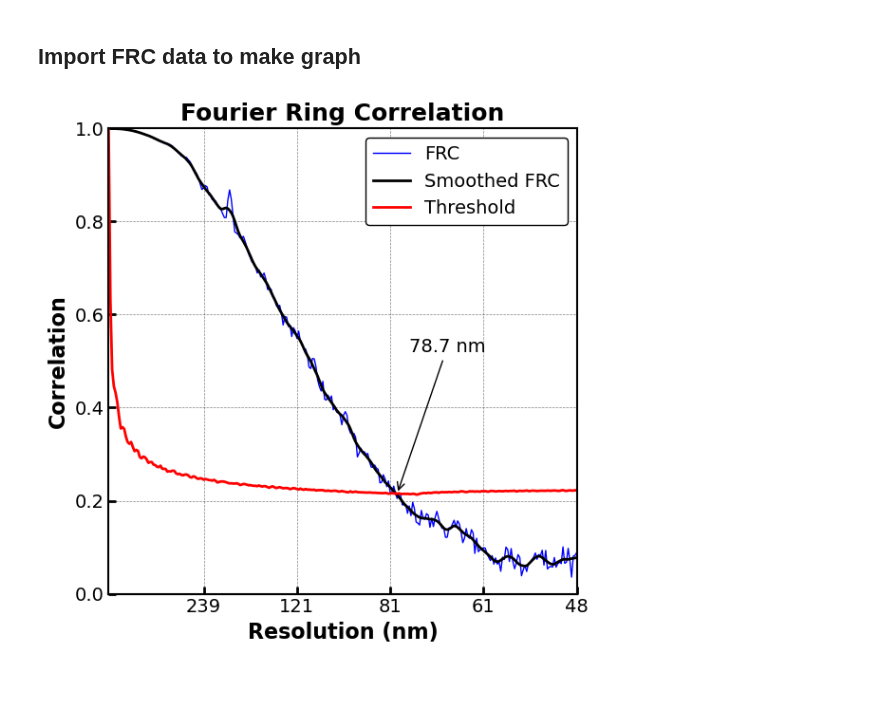
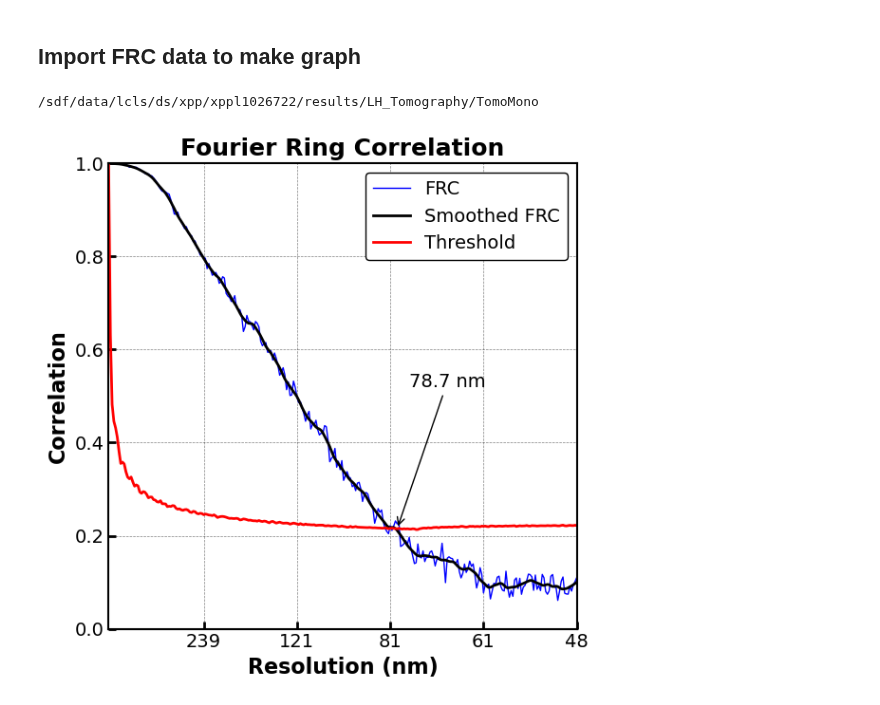
Before and after one commit to levijh1/TomoMono, a Jupyter notebook: notebooks/FourierRingCorrelation.ipynb, the cells around one changed output. Drawn from its saved outputs; the diff is of its cells as text; code cells hidden in the pictures.

```diff
--- a/notebooks/FourierRingCorrelation.ipynb
+++ b/notebooks/FourierRingCorrelation.ipynb
@@ -292,12 +292,21 @@ Intersection Frequency:  0.004859227921500513 nm^-1
 Resolution:  205.79401010916226 nm
 # %% [markdown]
 ## Import FRC data to make graph
+# %%
+cd ..
+# %% [output]
+/sdf/data/lcls/ds/xpp/xppl1026722/results/LH_Tomography/TomoMono
 # %%
+import os
+import sys
+base_path = os.path.abspath(os.path.join(os.getcwd(), '..'))
+sys.path.insert(0, base_path)
+
 import numpy as np
 import matplotlib.pyplot as plt
 
 # Load data from file, skipping the first row (headers)
-file_path = "Run135Info/460FinalObjectFRC.tsv.txt"  # Update with the actual filename
+file_path = "frcInfo/460FinalObjectFRC.tsv.txt"  # Update with the actual filename
 data = np.loadtxt(file_path, skiprows=1)
 
 # Extract columns
@@ -333,35 +342,35 @@ ax1.set_ylabel("Correlation", fontsize=16, fontweight='bold')  # Larger y-axis l
 ax1.set_title("Fourier Ring Correlation", fontsize=18, fontweight='bold')  # Larger title and bold
 
 # Set the limits for y-axis and x-axis
 ax1.set_ylim(0, 1)  # Ensures y-axis starts at 0
 ax1.set_xlim(0, max(x_values))
 
 # Scale the x-ticks and round them to whole numbers
 tick_indices = np.linspace(1, len(x_values) - 1, num=6, dtype=int)  # Fewer ticks
 
 # Set the x-ticks and labels with larger font size and bold
 ax1.set_xticks(tick_indices[1:])
 ax1.set_xticklabels(np.round(scaling_factor/tick_indices[1:]).astype(int), fontsize=14)
 
 # Set y-ticks with larger font size and bold
 ax1.tick_params(axis='y', labelsize=14, width=2, length=6, direction='in', grid_color='black', grid_alpha=0.5)  # Make ticks bold and adjust width
 ax1.tick_params(axis='x', labelsize=14, width=2, length=6, direction='in', grid_color='black', grid_alpha=0.5)  # Adjust x-tick marks as well
 
 # Grid, legend, and aesthetics
 ax1.grid(True, linestyle="--", linewidth=0.5, alpha=0.5)
 ax1.legend(fontsize=14, frameon=True, framealpha=1, edgecolor='black', loc='upper right')  # Larger legend text with a frame
 plt.tight_layout()  # Adjust layout for better fitting
 
 # Add border outline with slightly thicker lines
 for spine in ax1.spines.values():
     spine.set_edgecolor('black')
     spine.set_linewidth(1.5)  # Make the outline of the graph slightly thicker
 
 # Show plot and save it
-plt.savefig("custom_frc_plot.png", bbox_inches='tight')
+plt.savefig("run460_custom_frc_plot.png", bbox_inches='tight')
 plt.show()
 # %% [output]
-[figure, old version]
+[figure, new version]
 # %%
 pwd
 # %% [output]
```
Also changed, not shown: parts of 2 cells of this notebook, 29 other files.
